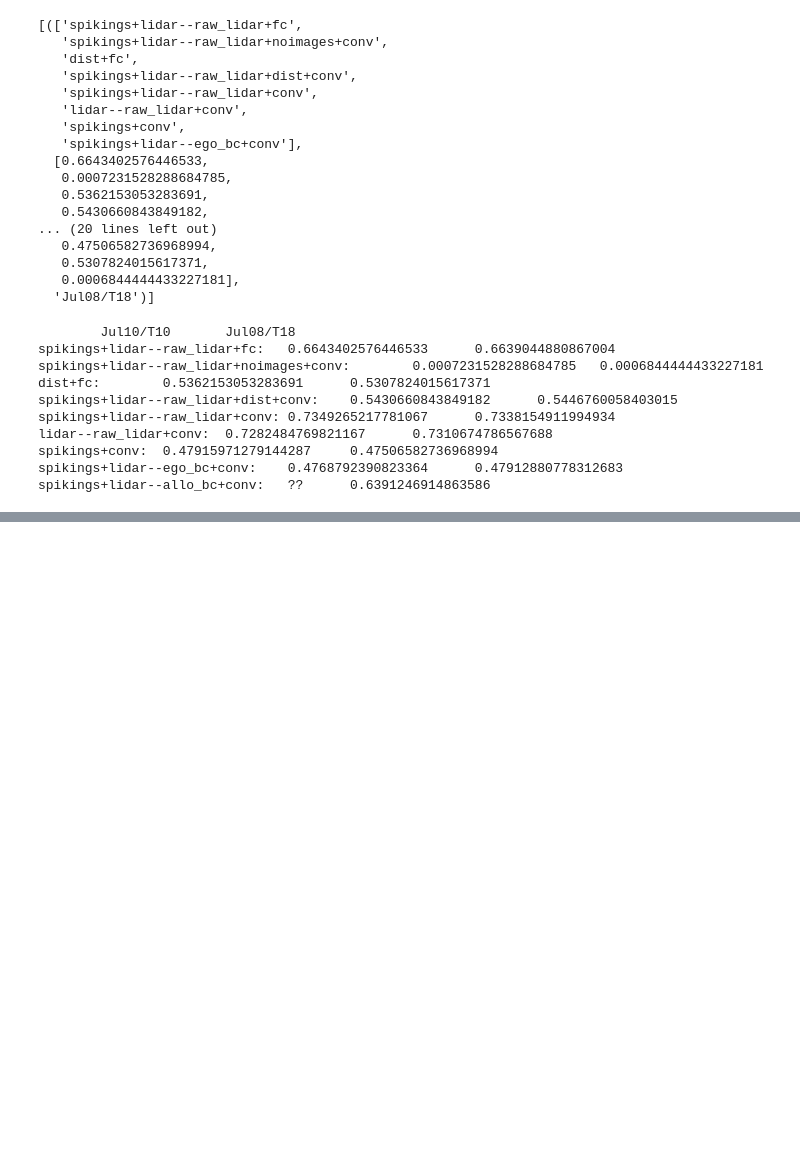
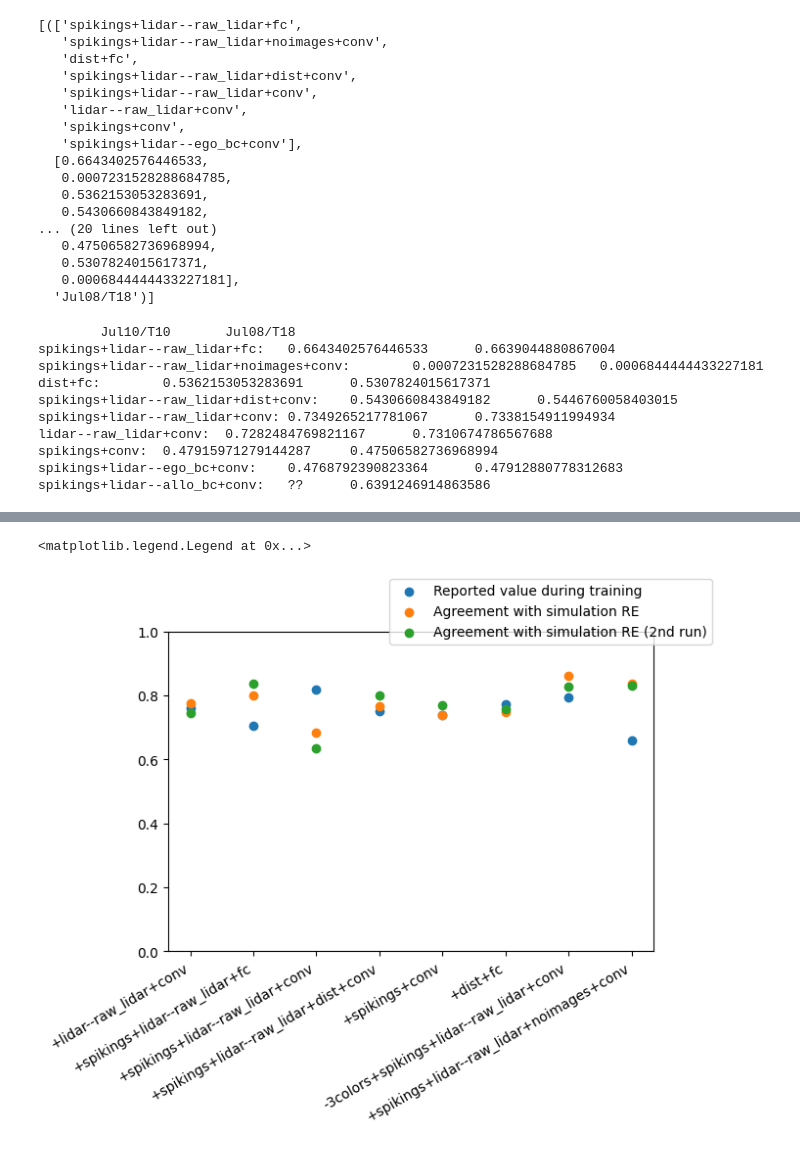
Before and after one commit to Warggr/bio-inspired-navigation, a Jupyter notebook: scripts/train_results.ipynb, the cells around one changed output, grey strips where cells are left out. Drawn from its saved outputs; the diff is of its cells as text; code cells hidden in the pictures; blank space fills up the shorter version.

```diff
--- a/scripts/train_results.ipynb
+++ b/scripts/train_results.ipynb
@@ -388,0 +401,29 @@ spikings+lidar--allo_bc+conv:   ??      0.6391246914863586
+# %%
+xsim = []
+xsim2 = []
+
+training = runs[None][1]
+
+for tags in runs[None][0]:
+    net_file = '../system/controller/reachability_estimator/data/models/reachability_network' + tags + '.25'
+    filename = '../system/controller/reachability_estimator/logs/SimulationRExNetworkRE(reachability_network' + tags + '.25).log'
+    for suffix, li in zip(('', '.bak'), (xsim, xsim2)):
+        with open(filename + suffix) as file:
+            content = file.read()
+        value = next(filter(lambda line: line.startswith('F1Score: '), content.split('\n')))
+        value = value.removeprefix('F1Score: ')
+        value = float(value)
+        li.append(value)
+# %%
+import matplotlib.pyplot as plt
+tags = runs[None][0]
+fig, ax = plt.subplots()
+ax.scatter(tags, training, label='Reported value during training')
+ax.scatter(tags, xsim, label='Agreement with simulation RE')
+ax.scatter(tags, xsim2, label='Agreement with simulation RE (2nd run)')
+ax.set_ylim((0, 1))
+fig.autofmt_xdate()
+fig.legend()
+# %% [output]
+<matplotlib.legend.Legend at 0x...>
+[figure, added]
```
Also changed, not shown: parts of 5 cells of this notebook, 12 other files.
